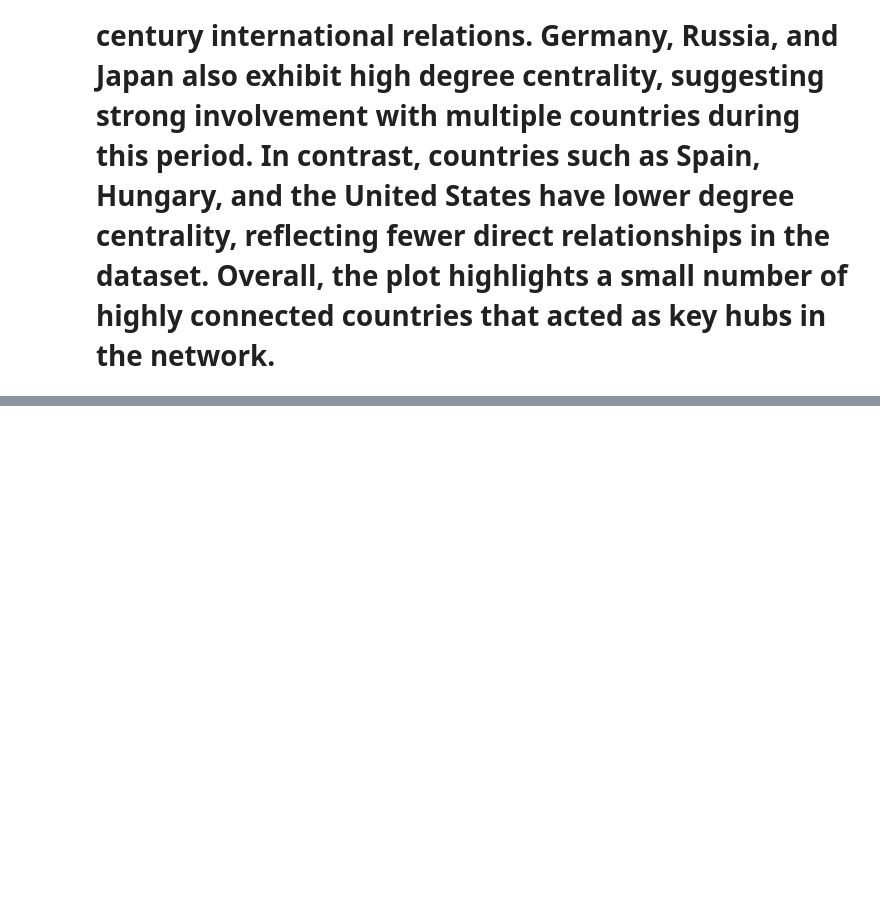
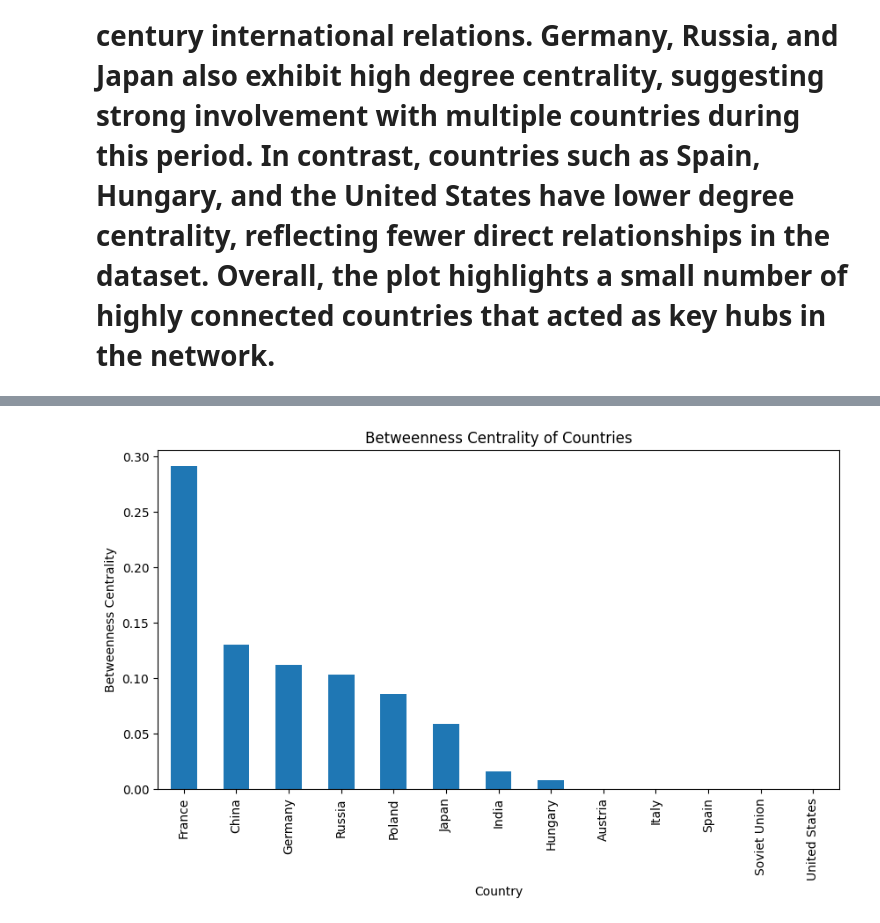
Before and after one commit to nk62700-byte/20th_century, a Jupyter notebook: Ex_1.7_creating network_visualization.ipynb, the cells around one changed output, grey strips where cells are left out. Saved outputs shown, nothing was run; the diff lists cells and outputs as text; code cells hidden in the pictures; blank space fills up the shorter version.

```diff
--- a/Ex_1.7_creating network_visualization.ipynb
+++ b/Ex_1.7_creating network_visualization.ipynb
@@ -210,0 +252,10 @@ plt.show()
+# %%
+# Betweenness centrality
+betweenness_centrality = nx.betweenness_centrality(G)
+
+betweenness_df = (
+    pd.DataFrame(betweenness_centrality.items(), columns=["country", "betweenness_centrality"])
+    .sort_values("betweenness_centrality", ascending=False)
+)
+
+betweenness_df
@@ -210,0 +277,14 @@ plt.show()
+# %%
+betweenness_df.plot(
+    kind="bar",
+    x="country",
+    y="betweenness_centrality",
+    figsize=(10, 5),
+    legend=False
+)
+plt.title("Betweenness Centrality of Countries")
+plt.ylabel("Betweenness Centrality")
+plt.xlabel("Country")
+plt.show()
+# %% [output]
+[figure, added]
```
Also changed, not shown: parts of 6 cells of this notebook.
